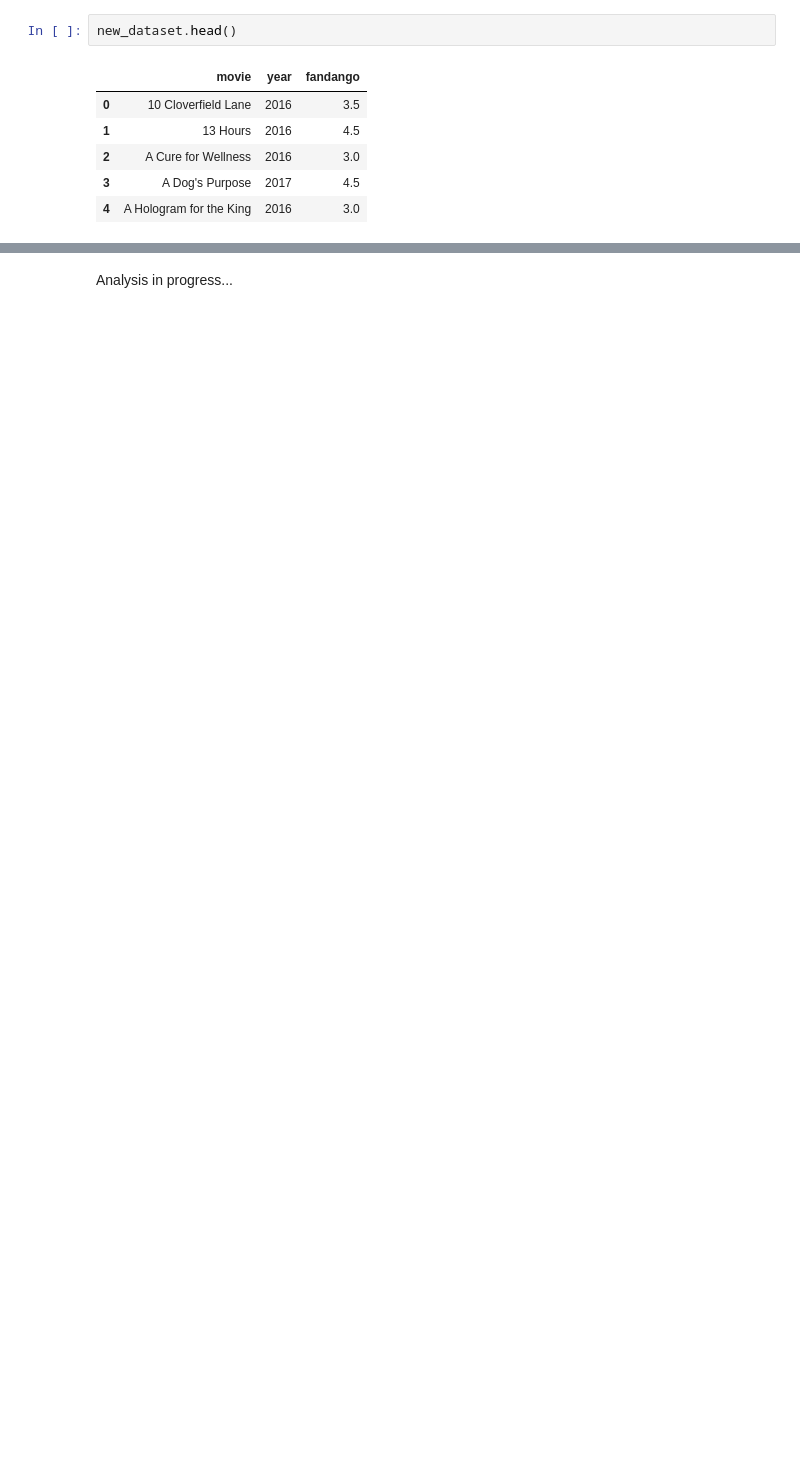
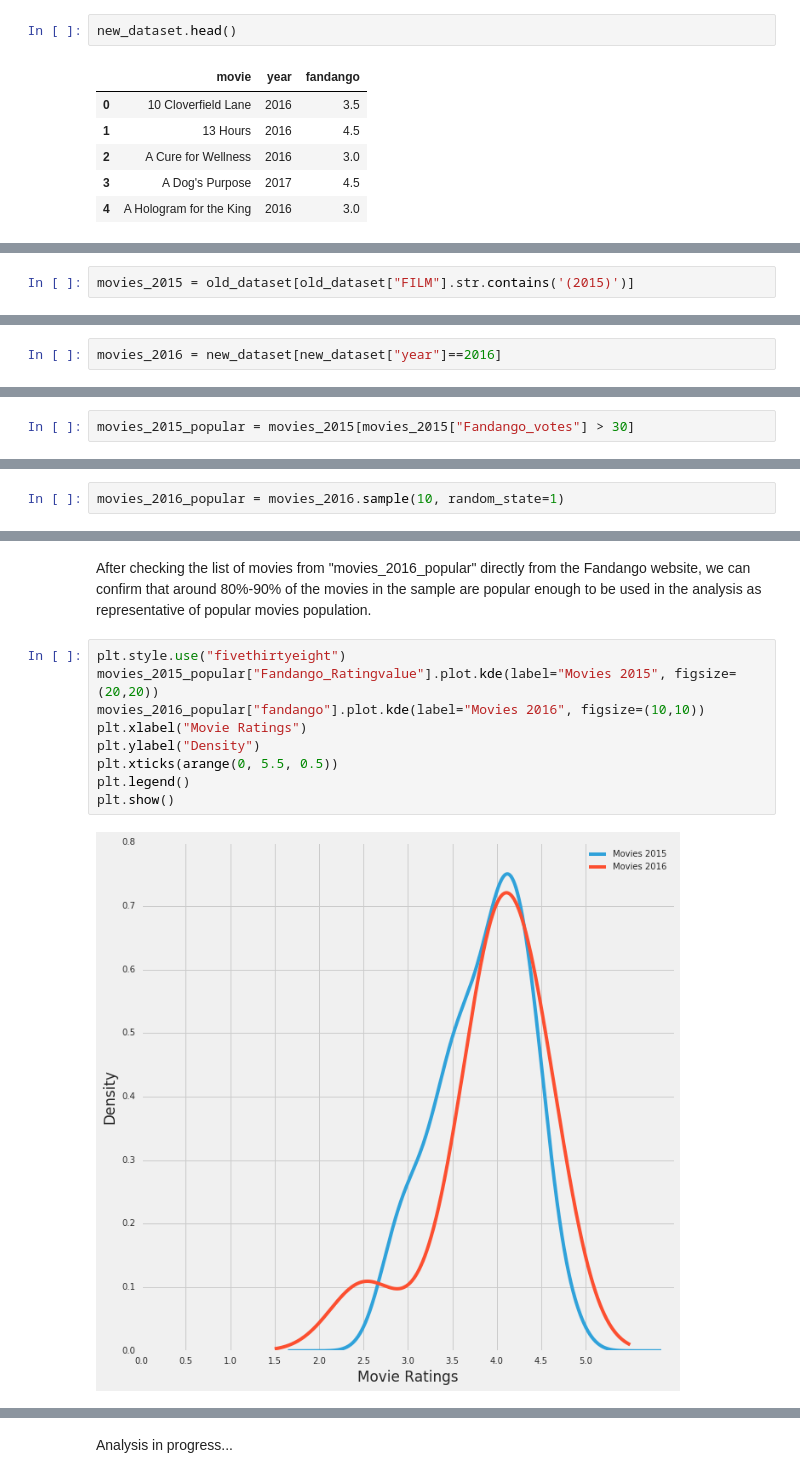
Before and after one commit to Lutenebrax/Statistics-Test-Project-1, a Jupyter notebook: Basics.ipynb, the cells around one changed output, grey strips where cells are left out. Cells and saved outputs as stored; diff of their text form; blank space fills up the shorter version.

```diff
--- a/Basics.ipynb
+++ b/Basics.ipynb
@@ -104,0 +114,2 @@ new_dataset.head()
+# %%
+movies_2015 = old_dataset[old_dataset["FILM"].str.contains('(2015)')]
@@ -104,0 +120,2 @@ new_dataset.head()
+# %%
+movies_2016 = new_dataset[new_dataset["year"]==2016]
@@ -104,0 +128,2 @@ new_dataset.head()
+# %%
+movies_2015_popular = movies_2015[movies_2015["Fandango_votes"] > 30]
@@ -104,0 +134,2 @@ new_dataset.head()
+# %%
+movies_2016_popular = movies_2016.sample(10, random_state=1)
@@ -104,0 +150,13 @@ new_dataset.head()
+# %% [markdown]
+After checking the list of movies from "movies_2016_popular" directly from the Fandango website, we can confirm that around 80%-90% of the movies in the sample are popular enough to be used in the analysis as representative of popular movies population.
+# %%
+plt.style.use("fivethirtyeight")
+movies_2015_popular["Fandango_Ratingvalue"].plot.kde(label="Movies 2015", figsize=(20,20))
+movies_2016_popular["fandango"].plot.kde(label="Movies 2016", figsize=(10,10))
+plt.xlabel("Movie Ratings")
+plt.ylabel("Density")
+plt.xticks(arange(0, 5.5, 0.5))
+plt.legend()
+plt.show()
+# %% [output]
+[figure, added]
```
Also changed, not shown: parts of 10 cells of this notebook.
